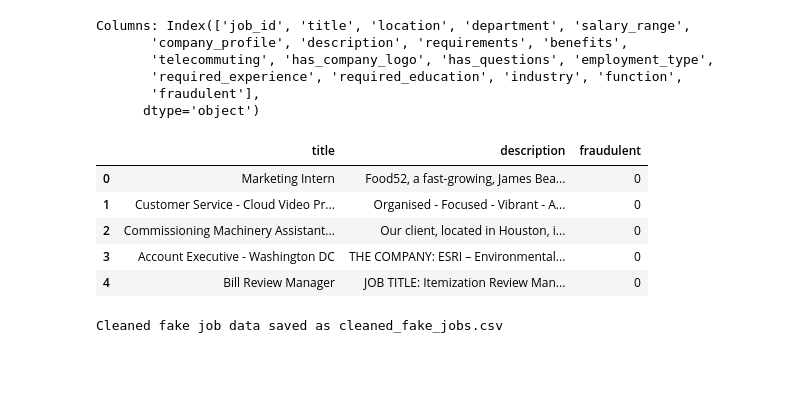
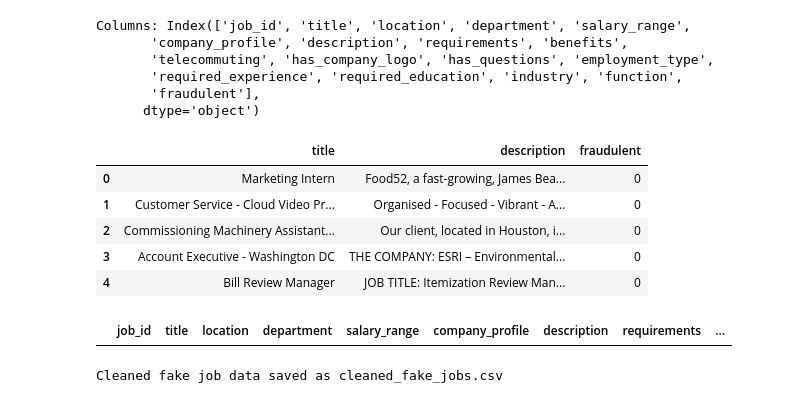
Before and after one commit to manan480/ai-resume-analyzer, a Jupyter notebook: notebooks/01_data_cleaning.ipynb, the cells around one changed output. Saved outputs shown, nothing was run; the diff lists cells and outputs as text; code cells hidden in the pictures; blank space fills up the shorter version.

Commit message:
duplicates removed

```diff
--- a/notebooks/01_data_cleaning.ipynb
+++ b/notebooks/01_data_cleaning.ipynb
@@ -291,6 +278,10 @@ Columns: Index(['job_id', 'title', 'location', 'department', 'salary_range',
 | 2 | Commissioning Machinery Assistant... | Our client, located in Houston, i... | 0 |
 | 3 | Account Executive - Washington DC | THE COMPANY: ESRI – Environmental... | 0 |
 | 4 | Bill Review Manager | JOB TITLE: Itemization Review Man... | 0 |
+# %%
+fake_df[fake_df.duplicated()]
+# %% [output]
+|  | job_id | title | location | department | salary_range | company_profile | description | requirements | ... |
 # %%
 def clean_text(text):
     text = str(text).lower()
```
Also changed, not shown: parts of 6 cells of this notebook.
